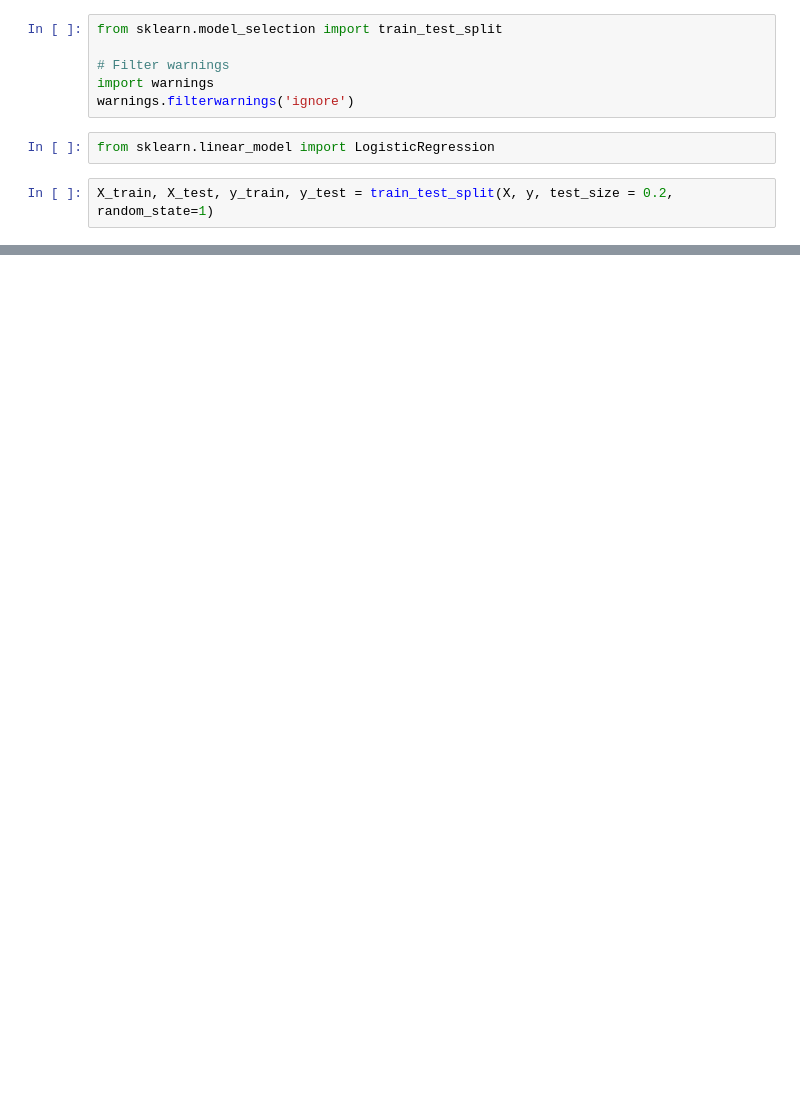
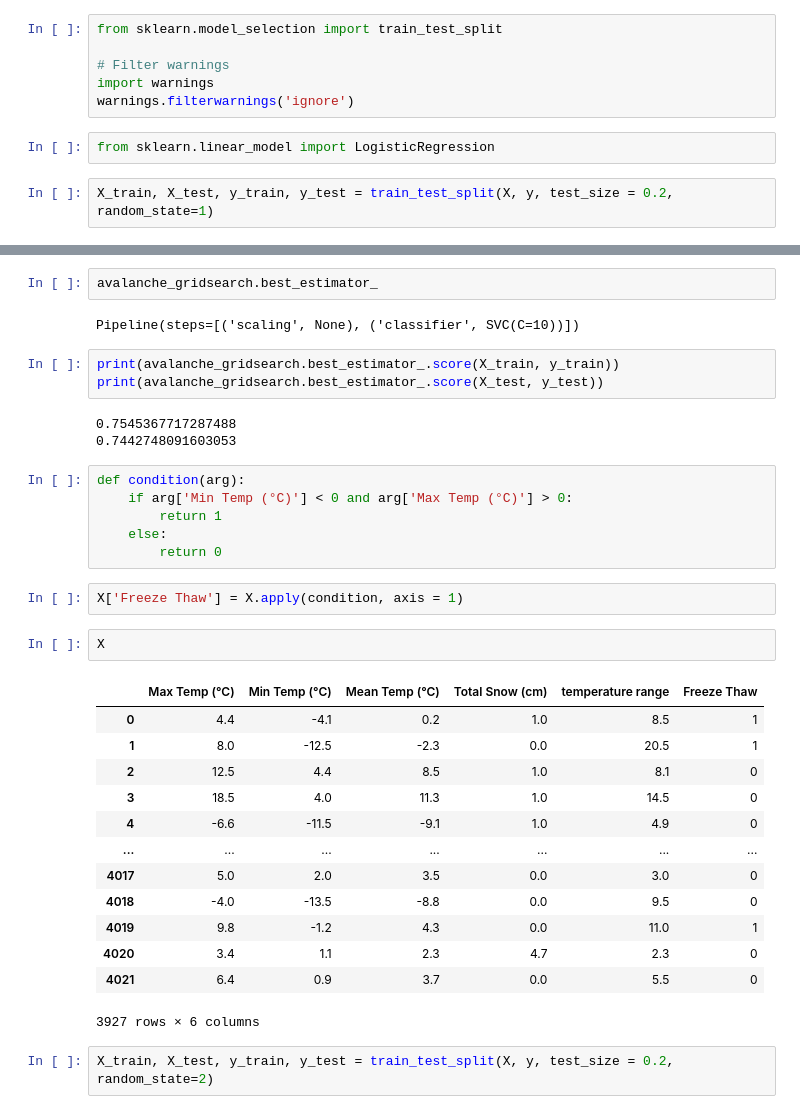
Before and after one commit to seansimkus/Avalanche-Prediction-Capstone, a Jupyter notebook: Avalanche_model_building.ipynb, the cells around one changed output, grey strips where cells are left out. Saved outputs shown, nothing was run; the diff lists cells and outputs as text; blank space fills up the shorter version.

Commit message:
Update Avalanche_model_building.ipynb
Added hyperparameter optimization

```diff
--- a/Avalanche_model_building.ipynb
+++ b/Avalanche_model_building.ipynb
@@ -874,0 +961,36 @@ AttributeError: 'LogisticRegression' object has no attribute 'coefficents_'
+# %%
+avalanche_gridsearch.best_estimator_
+# %% [output]
+Pipeline(steps=[('scaling', None), ('classifier', SVC(C=10))])
+# %%
+print(avalanche_gridsearch.best_estimator_.score(X_train, y_train))
+print(avalanche_gridsearch.best_estimator_.score(X_test, y_test))
+# %% [output]
+0.7545367717287488
+0.7442748091603053
+# %%
+def condition(arg):
+    if arg['Min Temp (°C)'] < 0 and arg['Max Temp (°C)'] > 0:
+        return 1
+    else:
+        return 0
+# %%
+X['Freeze Thaw'] = X.apply(condition, axis = 1)
+# %%
+X
+# %% [output]
+|  | Max Temp (°C) | Min Temp (°C) | Mean Temp (°C) | Total Snow (cm) | temperature range | Freeze Thaw |
+| 0 | 4.4 | -4.1 | 0.2 | 1.0 | 8.5 | 1 |
+| 1 | 8.0 | -12.5 | -2.3 | 0.0 | 20.5 | 1 |
+| 2 | 12.5 | 4.4 | 8.5 | 1.0 | 8.1 | 0 |
+| 3 | 18.5 | 4.0 | 11.3 | 1.0 | 14.5 | 0 |
+| 4 | -6.6 | -11.5 | -9.1 | 1.0 | 4.9 | 0 |
+| ... | ... | ... | ... | ... | ... | ... |
+| 4017 | 5.0 | 2.0 | 3.5 | 0.0 | 3.0 | 0 |
+| 4018 | -4.0 | -13.5 | -8.8 | 0.0 | 9.5 | 0 |
+| 4019 | 9.8 | -1.2 | 4.3 | 0.0 | 11.0 | 1 |
+| 4020 | 3.4 | 1.1 | 2.3 | 4.7 | 2.3 | 0 |
+| 4021 | 6.4 | 0.9 | 3.7 | 0.0 | 5.5 | 0 |
+3927 rows × 6 columns
+# %%
+X_train, X_test, y_train, y_test = train_test_split(X, y, test_size = 0.2, random_state=2)
```
Also changed, not shown: parts of 17 cells of this notebook.
